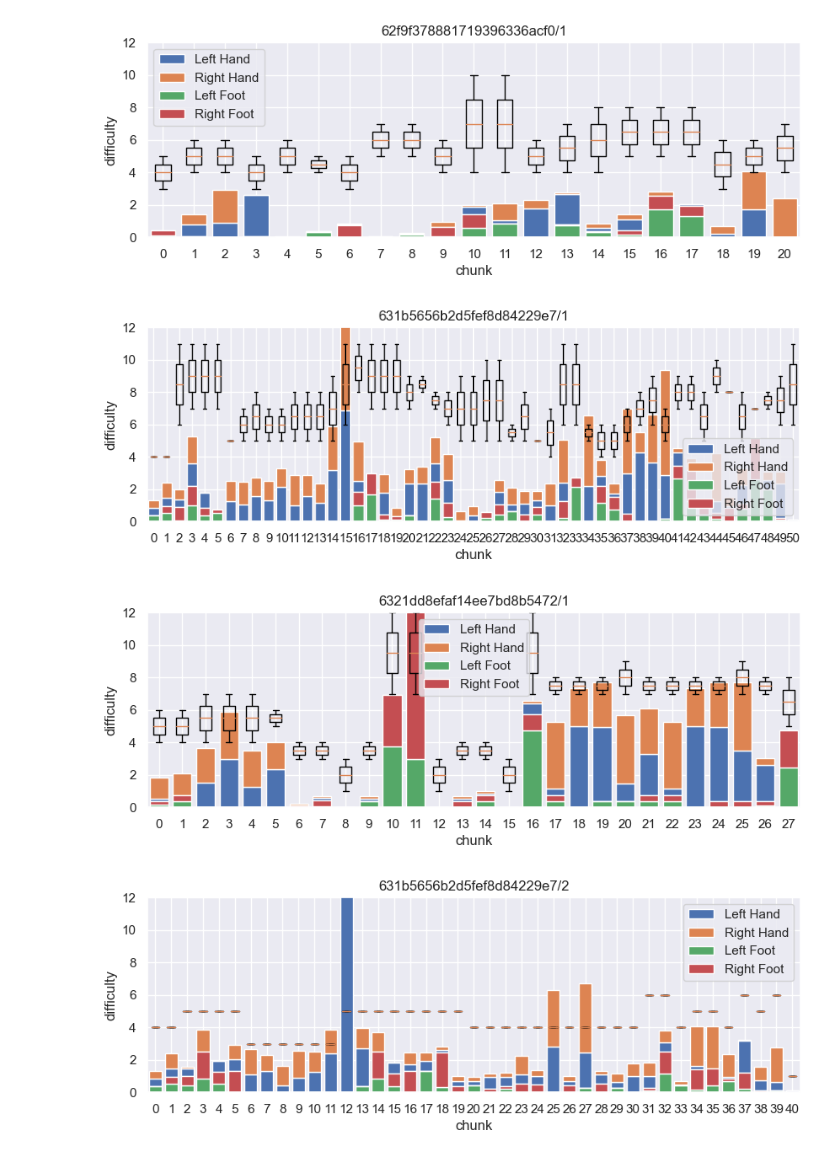
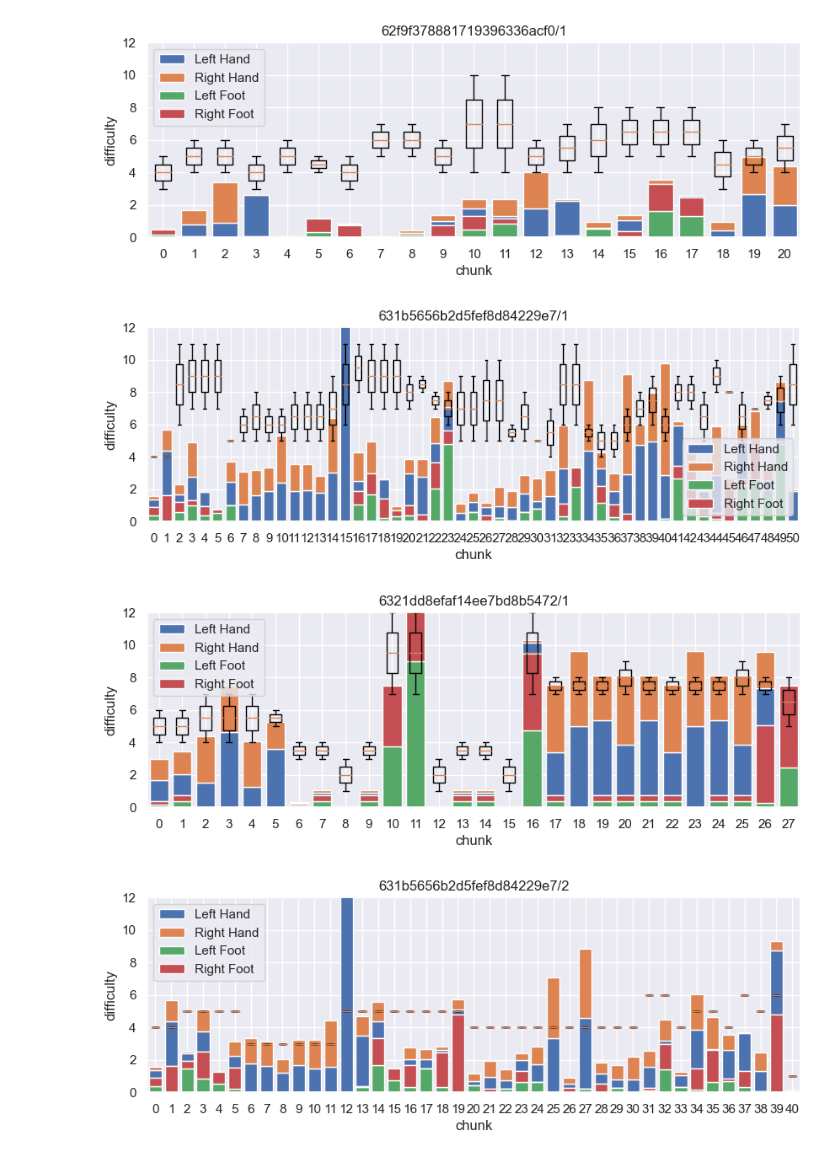
Before and after one commit to luisscholl/beatfork, a Jupyter notebook: difficulty-estimation/individual-analysis.ipynb, the cells around one changed output. Drawn from its saved outputs; the diff is of its cells as text; code cells hidden in the pictures.

Commit message:
traces, fix off by one, jump test level,start jump

```diff
--- a/difficulty-estimation/individual-analysis.ipynb
+++ b/difficulty-estimation/individual-analysis.ipynb
@@ -435,12 +455,15 @@ jumpThresholdT = 0.5
 maxJumpHeight = 1.616
 maxJumpSpeed = (2 * maxJumpHeight * gravity) ** 0.5
 
-def handsHeightDifficultyFactor2(height):
+def handsHeightDifficultyFactor(height):
   return (1.2 * height - 0.4) ** 4 - (0.2 * height) ** 6 + 0.2
 
 
-def feetHeightDifficultyFactor2(height):
+def feetHeightDifficultyFactor(height):
   return ((height + 0.875) ** 2.8 + 1)
+
+def jumpHeightDifficulty(height):
+  return 10 * (height + 1) ** 3 + 3
 
 def intensity3(obj, lastPositions, state):
   distance = ((lastPositions[obj[3]][0] - obj[0]) ** 2 + (lastPositions[obj[3]][1] - obj[1]) ** 2) ** 0.5
@@ -449,35 +472,35 @@ def intensity3(obj, lastPositions, state):
   # General edge cases
   if (distance == 0):
     return 0, {}
-  if (time == 0):
+  if (time < 0.005):
     return math.inf, {}
 
   # Hands
   if (obj[3] == 6 or obj[3] == 7):
-    return distance / time * handsHeightDifficultyFactor2(obj[1]), {}
+    return distance / time * handsHeightDifficultyFactor(obj[1]), {}
   # Feet
   elif (obj[3] == 8 or obj[3] == 9):
-    # otherFoot = lastPositions[9 if obj[3] == 8 else 8]
+    otherFoot = lastPositions[9 if obj[3] == 8 else 8]
 
-    # if (state.get('status') == 'jump_start'):
-    #   t = obj[2] - otherFoot[2]
+    if (state.get('status') == 'jump_start'):
+      t = obj[2] - otherFoot[2]
 
-    #   # Check if landing was impossible
-    #   if otherFoot[1] - 0.5 * gravity * t ** 2 > obj[1]:
-    #     # todo
-    #     print('todo')
-    #     return distance / time * feetHeightDifficultyFactor2(obj[1])
+      # Check if landing was impossible
+      # if otherFoot[1] - 0.5 * gravity * t ** 2 > obj[1]:
+      #   # todo
+      #   print('todo')
+      #   return distance / time * feetHeightDifficultyFactor(obj[1])
 
-    # # detect jump
-    # if (obj[1] > -0.8 and
-    #     otherFoot[1] > jumpThresholdH and
-    #     obj[2] - otherFoot[2] < jumpThresholdT):
-    #     return distance / time * feetHeightDifficultyFactor2(obj[1]), {
-    #       'status': 'jump_start'
-    #     }
+    # detect jump
+    if (obj[1] > jumpThresholdH and
+        otherFoot[1] > jumpThresholdH and
+        obj[2] - otherFoot[2] < jumpThresholdT): # this line could cause counting too many jumps, if jump_start case is not handled above
+      return jumpHeightDifficulty(obj[1]), {
+        'status': 'jump_start'
+      }
 
     # # default (standing) evaluation
-    return distance / time * feetHeightDifficultyFactor2(obj[1]), {}
+    return distance / time * feetHeightDifficultyFactor(obj[1]), {}
   return math.inf, 0
 
 plotSampledGetMinIntensityDijkstra(intensity3)
@@ -491,4 +521,4 @@ plotSampledGetMinIntensityDijkstra(intensity3)
-[figure, old version]
+[figure, new version]
-[figure, old version]
+[figure, new version]
-[figure, old version]
+[figure, new version]
-[figure, old version]
+[figure, new version]
```
Also changed, not shown: parts of 8 cells of this notebook, 3 other files.
